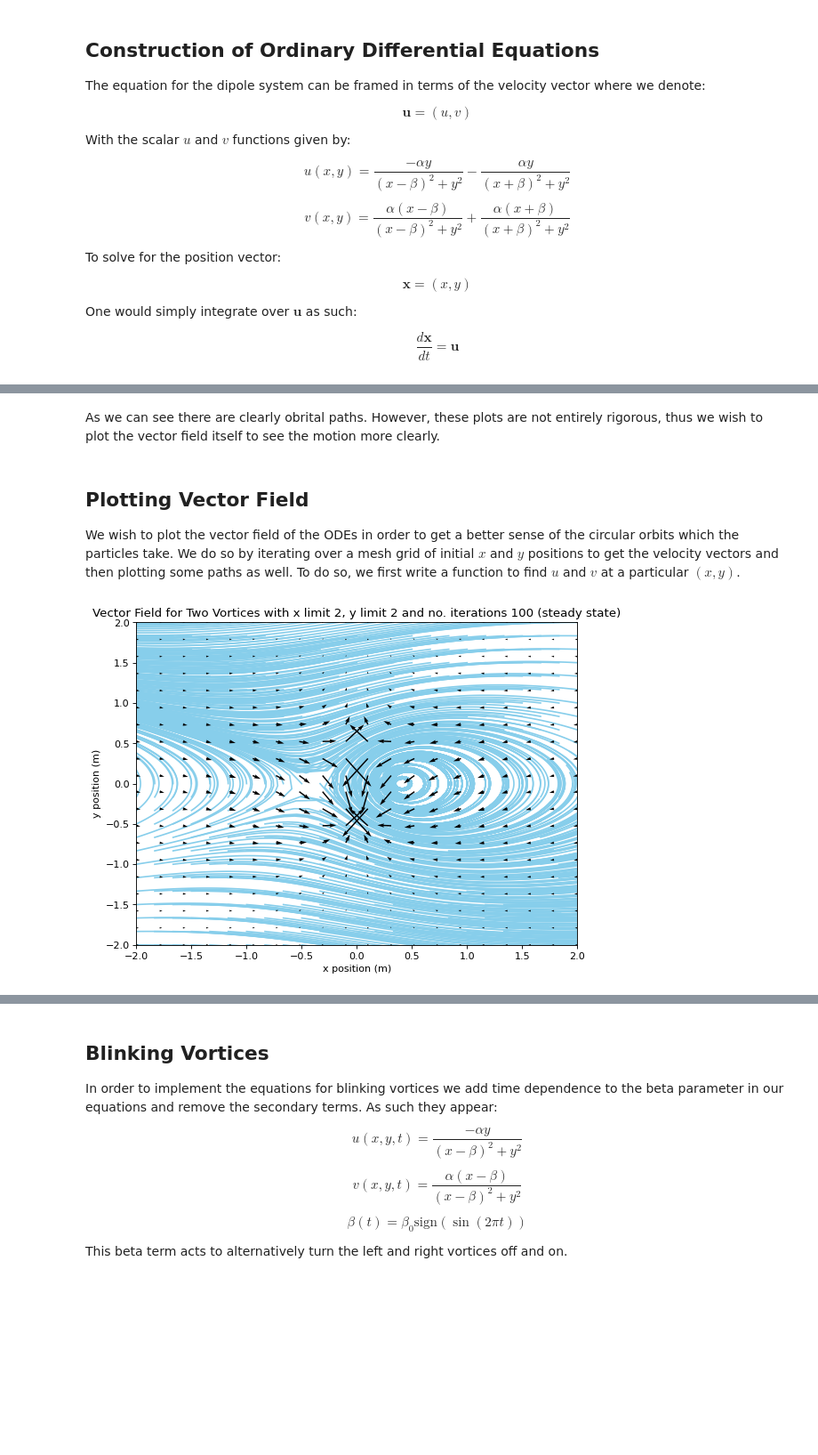
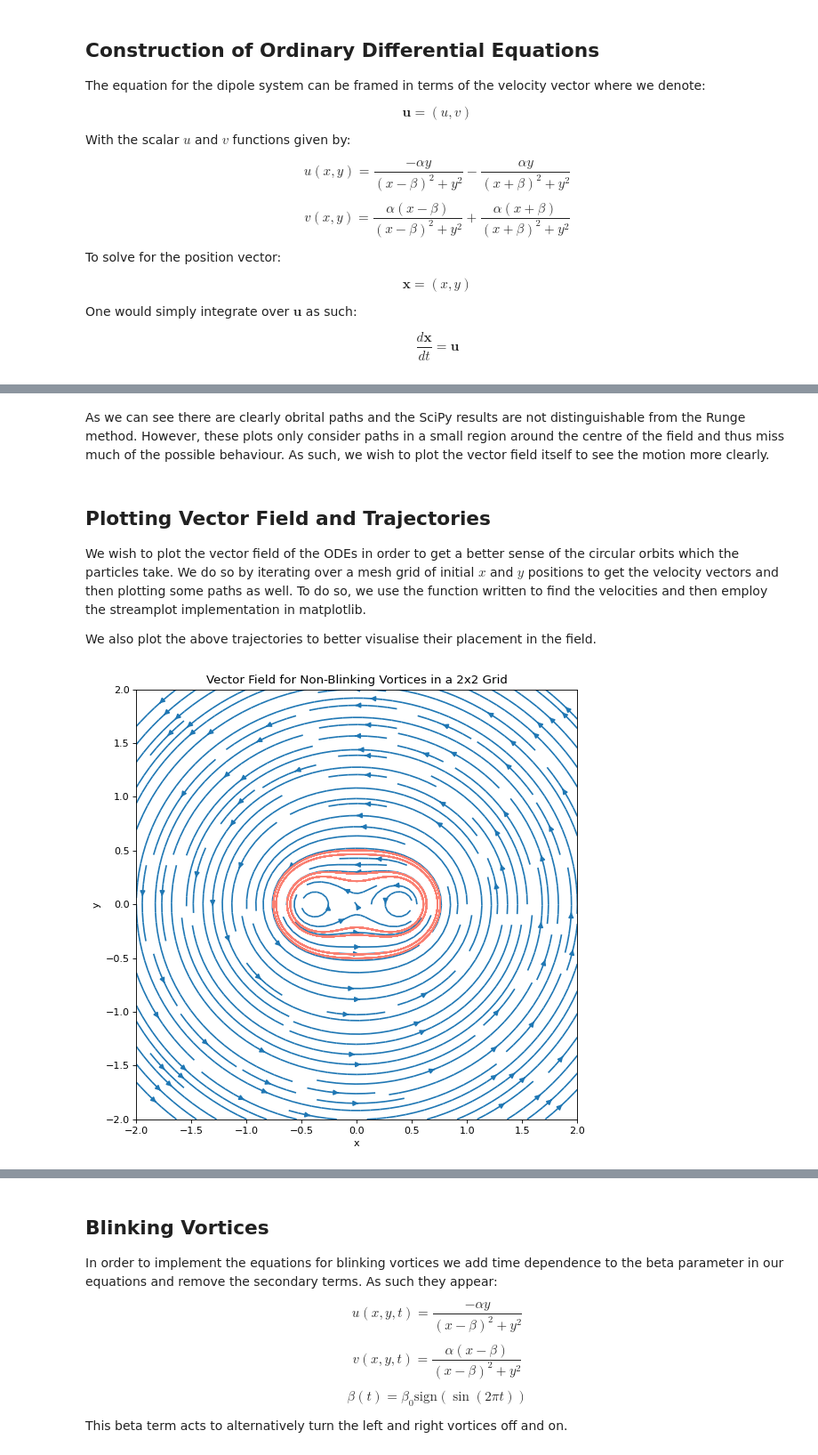
Before and after one commit to jackmiller2003/chaotic-advection-and-blinking-vortices, a Jupyter notebook: Chaotic Advection and Blinking Vortices.ipynb, the cells around one changed output, grey strips where cells are left out. Shown at 89% size. Saved outputs shown, nothing was run; the diff lists cells and outputs as text; code cells hidden in the pictures; blank space fills up the shorter version.

```diff
--- a/Chaotic Advection and Blinking Vortices.ipynb
+++ b/Chaotic Advection and Blinking Vortices.ipynb
@@ -80,6 +117,8 @@ for i, quadrantResult in enumerate(quadrantResults):
 # %% [markdown]
-As we can see there are clearly obrital paths. However, these plots are not entirely rigorous, thus we wish to plot the vector field itself to see the motion more clearly.
+As we can see there are clearly obrital paths and the SciPy results are not distinguishable from the Runge method. However, these plots only consider paths in a small region around the centre of the field and thus miss much of the possible behaviour. As such, we wish to plot the vector field itself to see the motion more clearly.
 # %% [markdown]
-## Plotting Vector Field
+## Plotting Vector Field and Trajectories
 
-We wish to plot the vector field of the ODEs in order to get a better sense of the circular orbits which the particles take. We do so by iterating over a mesh grid of initial $x$ and $y$ positions to get the velocity vectors and then plotting some paths as well. To do so, we first write a function to find $u$ and $v$ at a particular $(x,y)$.
+We wish to plot the vector field of the ODEs in order to get a better sense of the circular orbits which the particles take. We do so by iterating over a mesh grid of initial $x$ and $y$ positions to get the velocity vectors and then plotting some paths as well. To do so, we use the function written to find the velocities and then employ the streamplot implementation in matplotlib.
+
+We also plot the above trajectories to better visualise their placement in the field.
@@ -138,4 +125,21 @@ def plotVectorField(ODE, iterations, temporalLength, xlim, ylim, color, identifi
-# %%
-plotVectorField(steadyStateODEs,100,4, 2, 2,'skyblue','steady state', True)
-# %% [output]
-[figure, removed]
+# %%
+y = np.linspace(-2,2,500)
+x = np.linspace(-2,2,500)
+X,Y = np.meshgrid(x,y)
+
+u,v = calculateVelocities(X,Y,1,0.4)
+
+plt.figure(figsize=(8,8), dpi=80)
+plt.streamplot(x,y,u,v,density=1.5)
+plt.xlim([-2, 2])
+plt.ylim([-2,2])
+plt.title("Vector Field for Non-Blinking Vortices in a 2x2 Grid")
+plt.xlabel('x')
+plt.ylabel('y')
+
+for i, quadrantResult in enumerate(quadrantResultsRunge):
+    plt.plot(quadrantResult[:,0], quadrantResult[:,1], c='salmon')
+
+plt.show()
+# %% [output]
+[figure, added]
```
Also changed, not shown: parts of 52 cells of this notebook.
